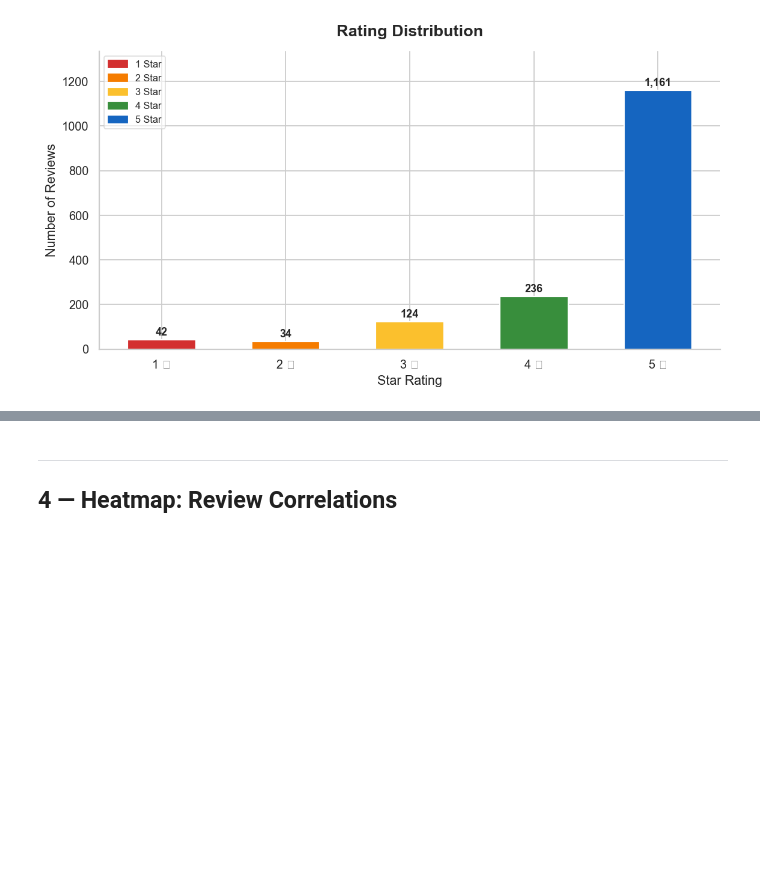
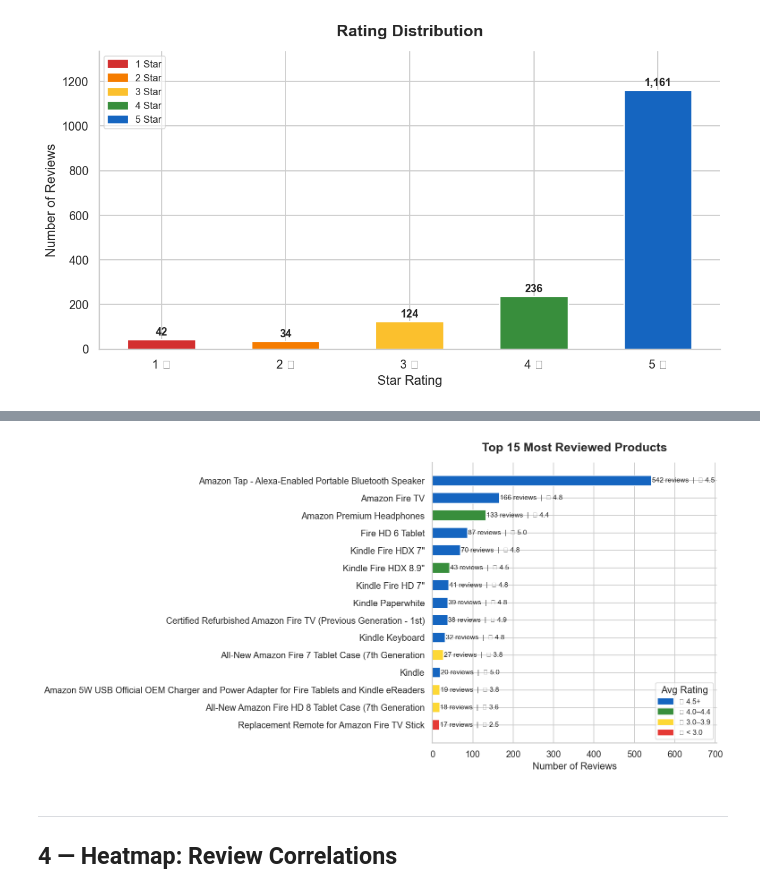
Before and after one commit to Mukund4321/Amzon_Product_review_analysis_problem_4, a Jupyter notebook: notebooks/mukund_visualizations.ipynb, the cells around one changed output, grey strips where cells are left out. Drawn from its saved outputs; the diff is of its cells as text; code cells hidden in the pictures; blank space fills up the shorter version.

```diff
--- a/notebooks/mukund_visualizations.ipynb
+++ b/notebooks/mukund_visualizations.ipynb
@@ -92,39 +118,56 @@ fig.show()
 # %%
 top15 = (
     df.groupby('name')
-      .agg(
-          review_count=('reviews.text', 'count'),
-          avg_rating=('reviews.rating', 'mean')
-      )
+      .agg(review_count=('reviews.text', 'count'),
+           avg_rating=('reviews.rating', 'mean'))
       .sort_values('review_count', ascending=False)
       .head(15)
       .reset_index()
 )
-top15['avg_rating'] = top15['avg_rating'].round(2)
 
-fig = px.bar(
-    top15.sort_values('review_count'),
-    x='review_count',
-    y='name',
-    orientation='h',
-    color='avg_rating',
-    color_continuous_scale='RdYlGn',
-    range_color=[1, 5],
-    text='review_count',
-    labels={'review_count': 'Number of Reviews', 'name': '', 'avg_rating': 'Avg Rating'},
-    title='Top 15 Most Reviewed Products'
+# colour each bar by avg rating tier
+def rating_color(r):
+    if r >= 4.5:  return '#1565c0'
+    elif r >= 4:  return '#388e3c'
+    elif r >= 3:  return '#fdd835'
+    return '#e53935'
+
+bar_colors = [rating_color(r) for r in top15['avg_rating']]
+
+fig, ax = plt.subplots(figsize=(12, 6))
+bars = ax.barh(
+    top15['name'][::-1],
+    top15['review_count'][::-1],
+    color=bar_colors[::-1],
+    height=0.6,
+    edgecolor='white'
 )
-fig.update_traces(
-    textposition='outside',
-    hovertemplate='<b>%{y}</b><br>Reviews: %{x}<br>Avg Rating: %{marker.color:.2f}'
-)
-fig.update_layout(
-    title_font_size=18,
-    height=520,
-    coloraxis_colorbar=dict(title='Avg ★'),
-    margin=dict(t=60, b=40, l=20, r=20)
-)
-fig.show()
+
+for bar, rating in zip(bars, top15['avg_rating'][::-1]):
+    w = bar.get_width()
+    ax.text(w + 1, bar.get_y() + bar.get_height() / 2,
+            f'{int(w)} reviews  |  ★ {rating:.1f}',
+            va='center', fontsize=8.5)
+
+ax.set_title('Top 15 Most Reviewed Products', fontsize=15, fontweight='bold', pad=14)
+ax.set_xlabel('Number of Reviews', fontsize=12)
+ax.set_xlim(0, top15['review_count'].max() * 1.3)
+ax.spines[['top', 'right']].set_visible(False)
+
+legend_patches = [
+    mpatches.Patch(color='#1565c0', label='★ 4.5+'),
+    mpatches.Patch(color='#388e3c', label='★ 4.0–4.4'),
+    mpatches.Patch(color='#fdd835', label='★ 3.0–3.9'),
+    mpatches.Patch(color='#e53935', label='★ < 3.0'),
+]
+ax.legend(handles=legend_patches, title='Avg Rating', loc='lower right',
+          framealpha=0.7, fontsize=9)
+
+plt.tight_layout()
+plt.savefig('../outputs/charts/bar_top_products.png', dpi=150)
+plt.show()
+# %% [output]
+[figure, added]
 # %% [markdown]
 ---
 ## 4 — Heatmap: Review Correlations
```
Also changed, not shown: parts of 10 cells of this notebook.
